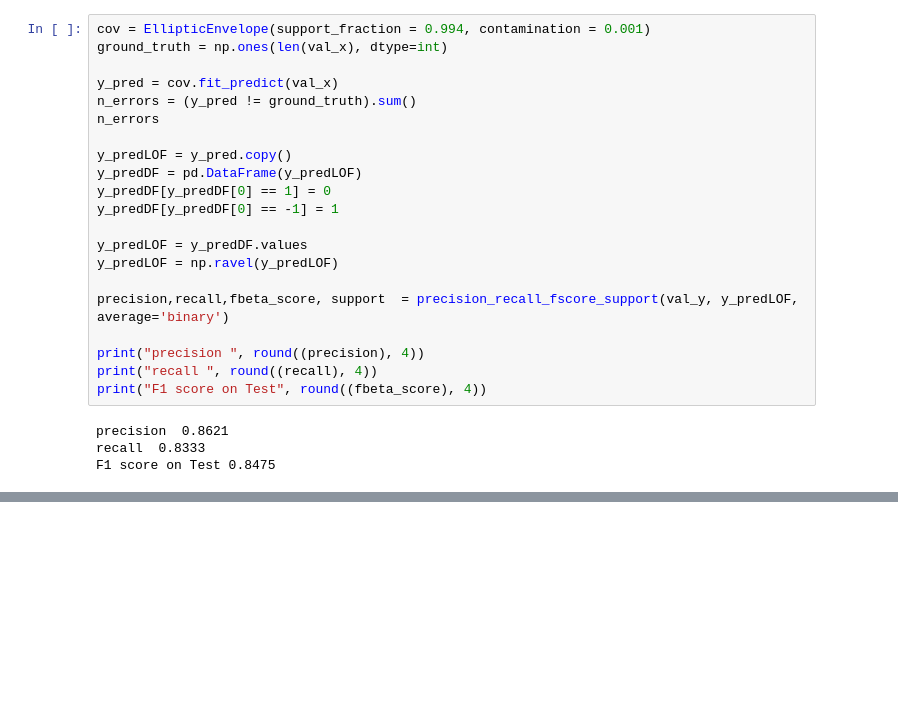
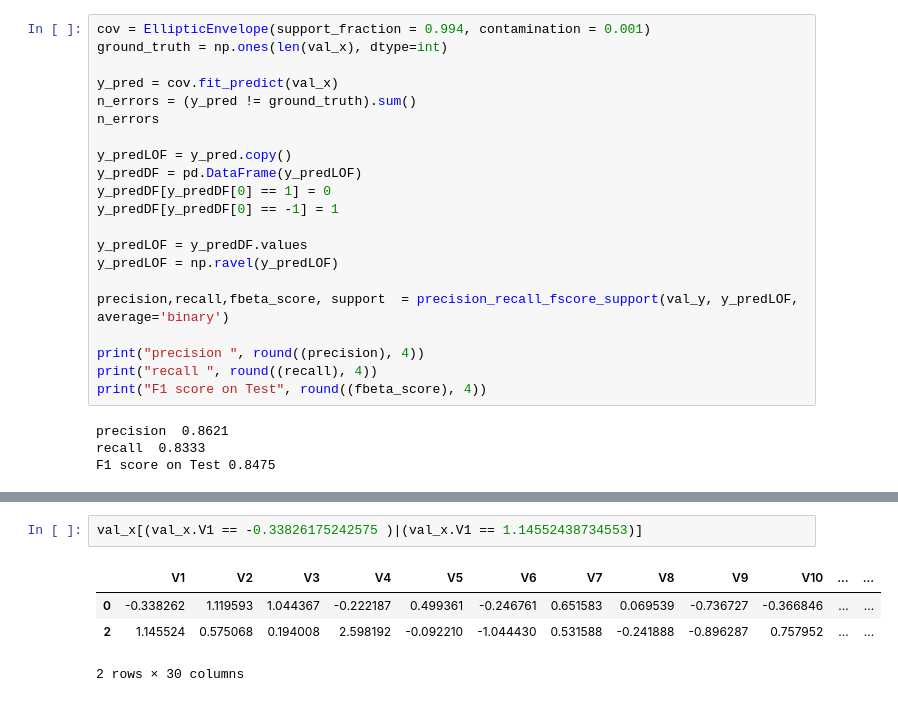
Before and after one commit to bjKim2/Dacon_CreditCard, a Jupyter notebook: prac_robust_02.ipynb, the cells around one changed output, grey strips where cells are left out. Cells and saved outputs as stored; diff of their text form; blank space fills up the shorter version.

```diff
--- a/prac_robust_02.ipynb
+++ b/prac_robust_02.ipynb
@@ -252,0 +277,7 @@ F1 score on Test 0.8197
+# %%
+val_x[(val_x.V1 == -0.33826175242575 )|(val_x.V1 == 1.14552438734553)]
+# %% [output]
+|  | V1 | V2 | V3 | V4 | V5 | V6 | V7 | V8 | V9 | V10 | ... | ... |
+| 0 | -0.338262 | 1.119593 | 1.044367 | -0.222187 | 0.499361 | -0.246761 | 0.651583 | 0.069539 | -0.736727 | -0.366846 | ... | ... |
+| 2 | 1.145524 | 0.575068 | 0.194008 | 2.598192 | -0.092210 | -1.044430 | 0.531588 | -0.241888 | -0.896287 | 0.757952 | ... | ... |
+2 rows × 30 columns
```
Also changed, not shown: parts of 12 cells of this notebook, 3 other files.
